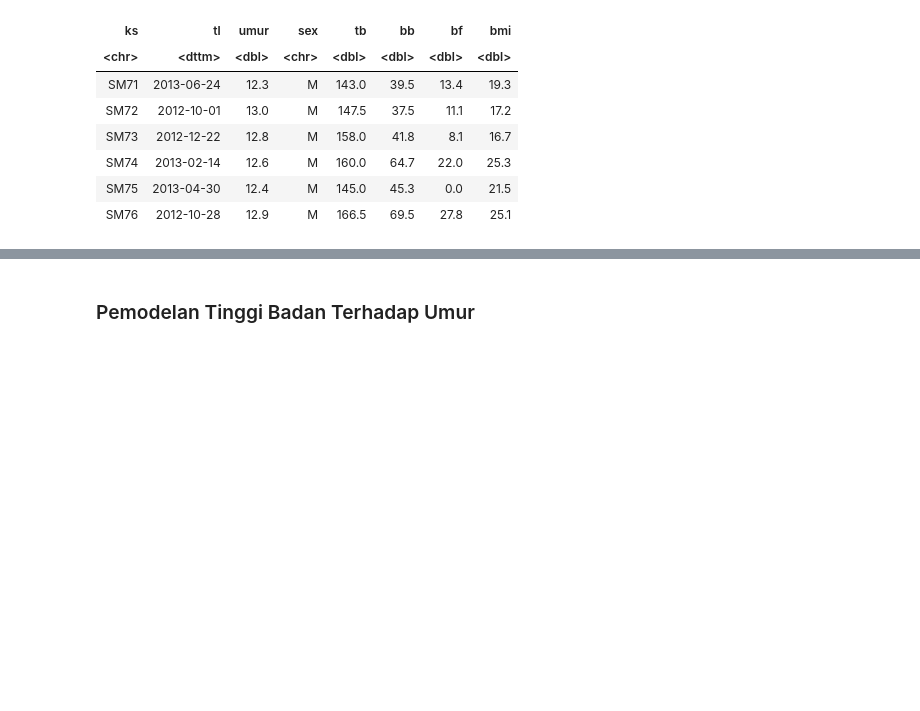
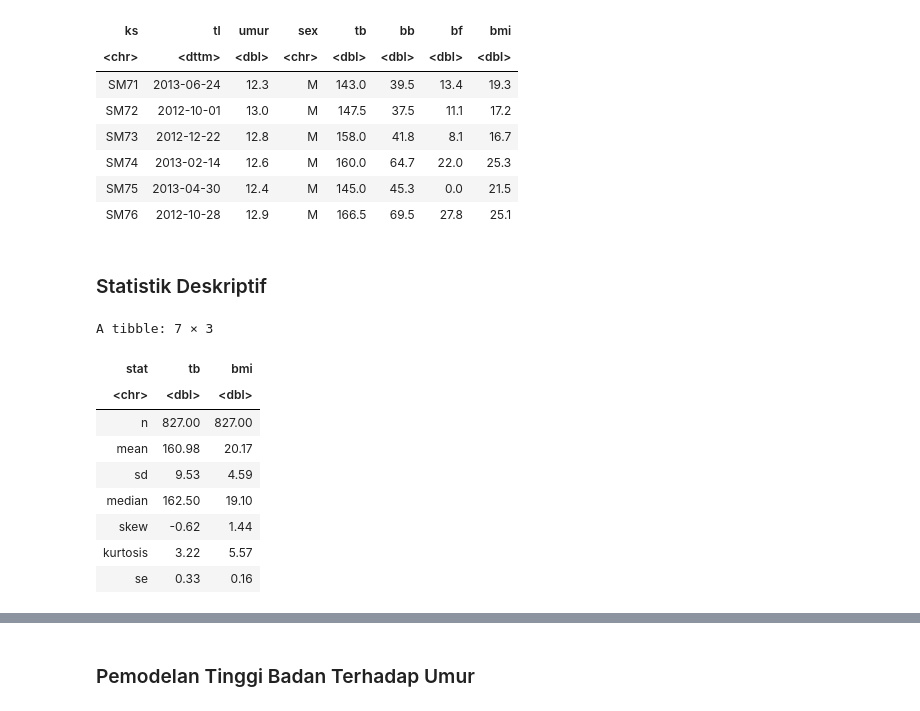
Before and after one commit to oktavianuu/the-curious-analyst, a Jupyter notebook: kurva_pertumbuhan/Pontianak/male/male.ipynb, the cells around one changed output, grey strips where cells are left out. Cells and saved outputs as stored; diff of their text form; code cells hidden in the pictures; blank space fills up the shorter version.

```diff
--- a/kurva_pertumbuhan/Pontianak/male/male.ipynb
+++ b/kurva_pertumbuhan/Pontianak/male/male.ipynb
@@ -18,3 +19,40 @@ A tibble: 6 × 8
 | SM74 | 2013-02-14 | 12.6 | M | 160.0 | 64.7 | 22.0 | 25.3 |
 | SM75 | 2013-04-30 | 12.4 | M | 145.0 | 45.3 | 0.0 | 21.5 |
 | SM76 | 2012-10-28 | 12.9 | M | 166.5 | 69.5 | 27.8 | 25.1 |
+# %% [markdown]
+### Statistik Deskriptif
+# %%
+male_summary <- male %>%
+                    select(tb, bmi) %>%
+                    summarise(across(everything(),
+                                     list(
+                                         n = ~n(),
+                                         mean = ~mean(., na.rm=TRUE),
+                                         sd = ~sd(., na.rm=TRUE),
+                                         median = ~median(., na.rm=TRUE),
+                                         #trimmed = ~mean(., trim = 0.1, na.rm = TRUE),
+                                         #mad = ~mad(., na.rm = TRUE),
+                                         #min = ~min(., na.rm = TRUE),
+                                         #max = ~max(., na.rm = TRUE),
+                                         #range = ~diff(range(., na.rm = TRUE)),
+                                         skew = ~moments::skewness(., na.rm = TRUE),
+                                         kurtosis = ~moments::kurtosis(., na.rm = TRUE),
+                                         se = ~sd(., na.rm = TRUE)/sqrt(sum(!is.na(.)))
+                                        ))) %>%
+                    pivot_longer(everything(), names_to = c("variable", "stat"), names_sep = "_") %>%
+                    pivot_wider(names_from = "variable", values_from = "value") %>%
+                    select(stat, tb, bmi) %>%
+                    mutate(across(c(tb, bmi), ~round(., 2)))
+
+male_summary
+# %% [output]
+A tibble: 7 × 3
+| stat | tb | bmi |
+| <chr> | <dbl> | <dbl> |
+| n | 827.00 | 827.00 |
+| mean | 160.98 | 20.17 |
+| sd | 9.53 | 4.59 |
+| median | 162.50 | 19.10 |
+| skew | -0.62 | 1.44 |
+| kurtosis | 3.22 | 5.57 |
+| se | 0.33 | 0.16 |
```
Also changed, not shown: parts of 3 cells of this notebook, 1 other file.
